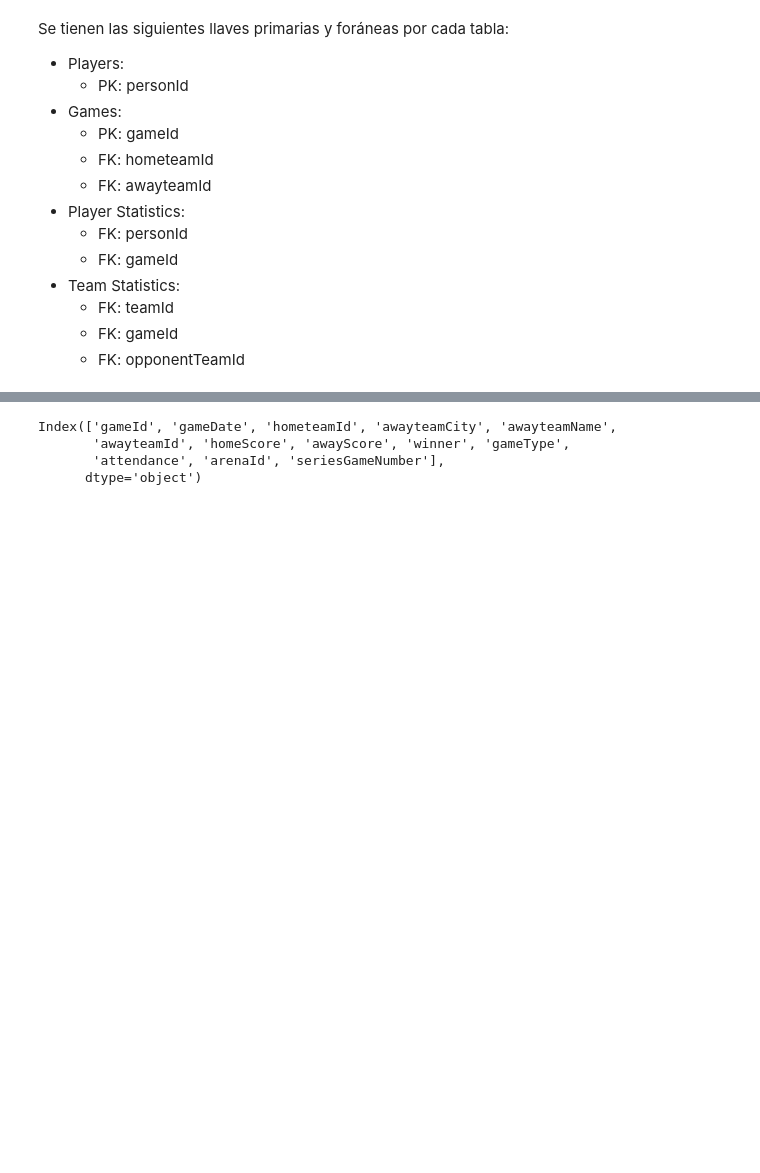
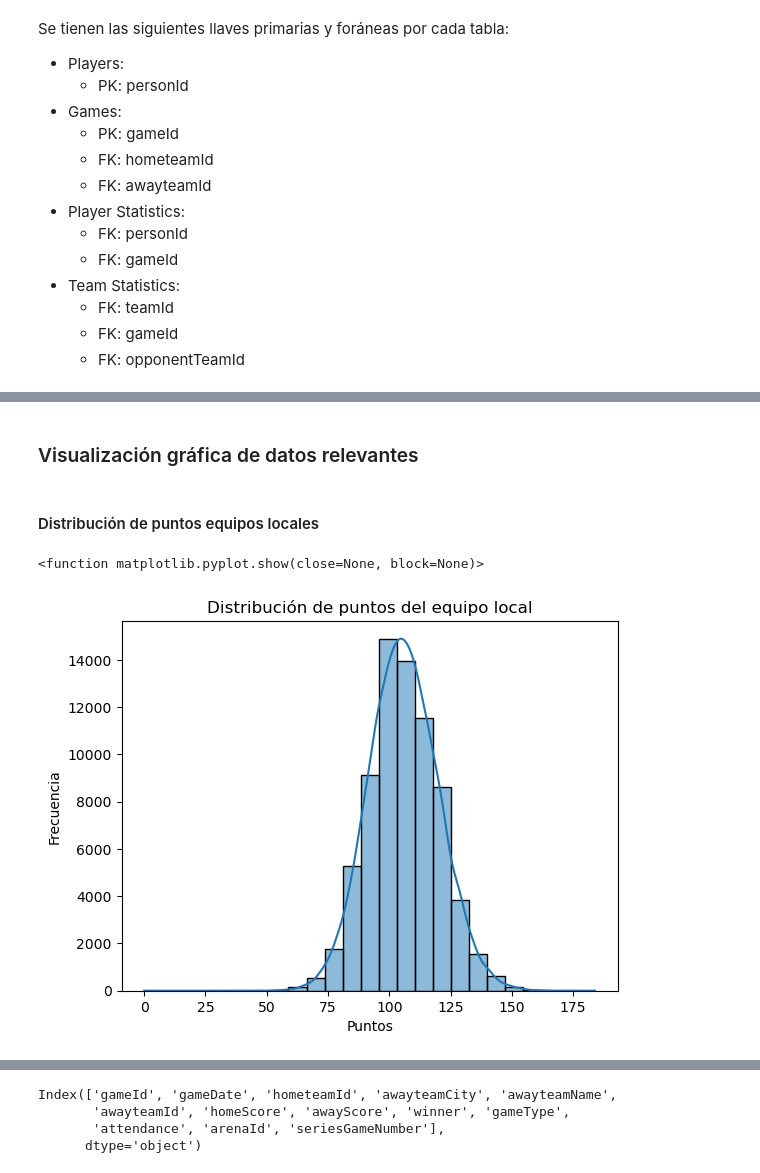
Before and after one commit to 2roma5/Diplomado_M1, a Jupyter notebook: nba.ipynb, the cells around one changed output, grey strips where cells are left out. Cells and saved outputs as stored; diff of their text form; code cells hidden in the pictures; blank space fills up the shorter version.

Commit message:
feat: Se agregan los penultimos cambios de caracterizacion de datos

```diff
--- a/nba.ipynb
+++ b/nba.ipynb
@@ -248,0 +341,13 @@ Cambio de prueba
+# %% [markdown]
+### Visualización gráfica de datos relevantes
+# %% [markdown]
+#### Distribución de puntos equipos locales
+# %%
+sns.histplot(games['homeScore'],bins=25,kde=True)
+plt.title("Distribución de puntos del equipo local")
+plt.xlabel("Puntos")
+plt.ylabel("Frecuencia")
+plt.show
+# %% [output]
+<function matplotlib.pyplot.show(close=None, block=None)>
+[figure, added]
```
Also changed, not shown: parts of 20 cells of this notebook.
